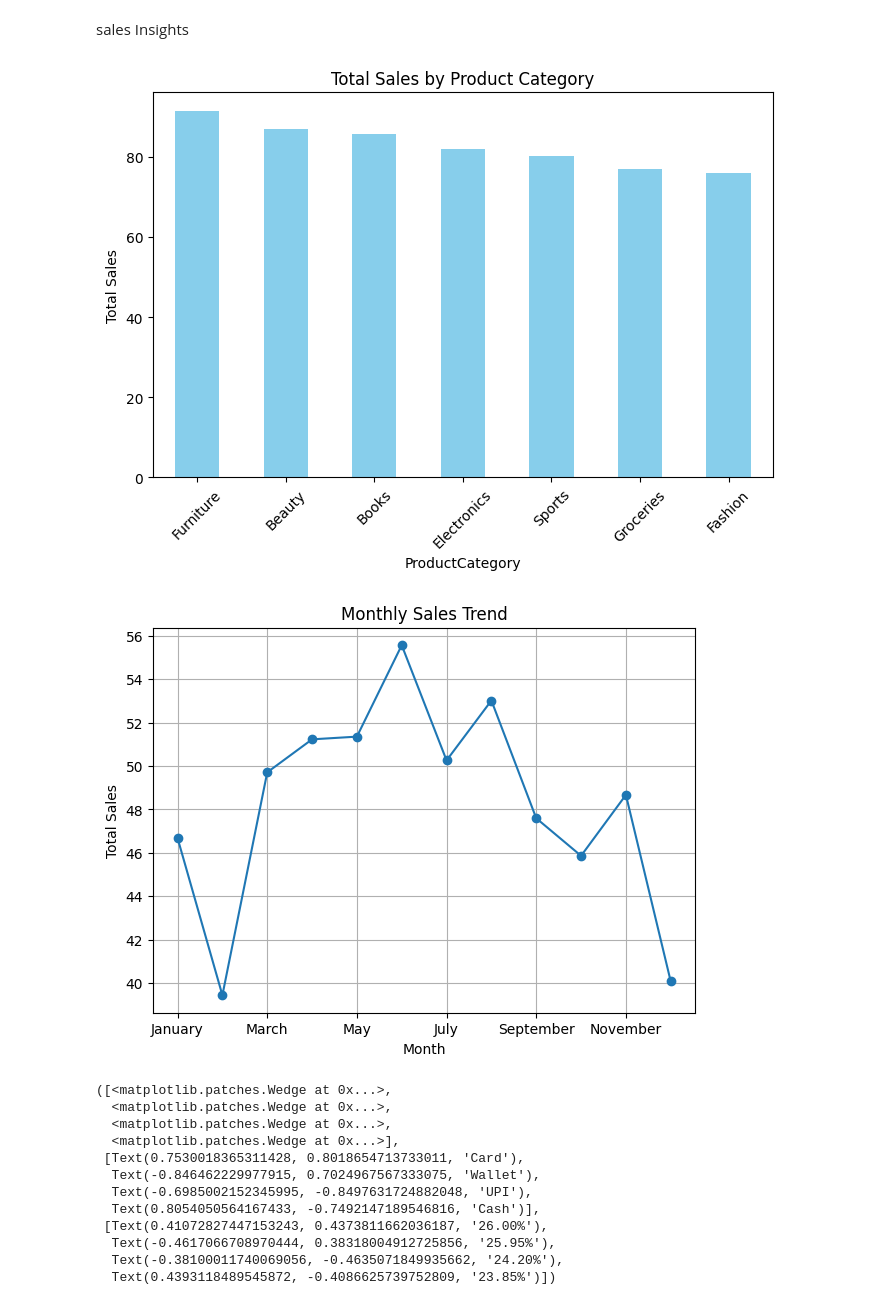
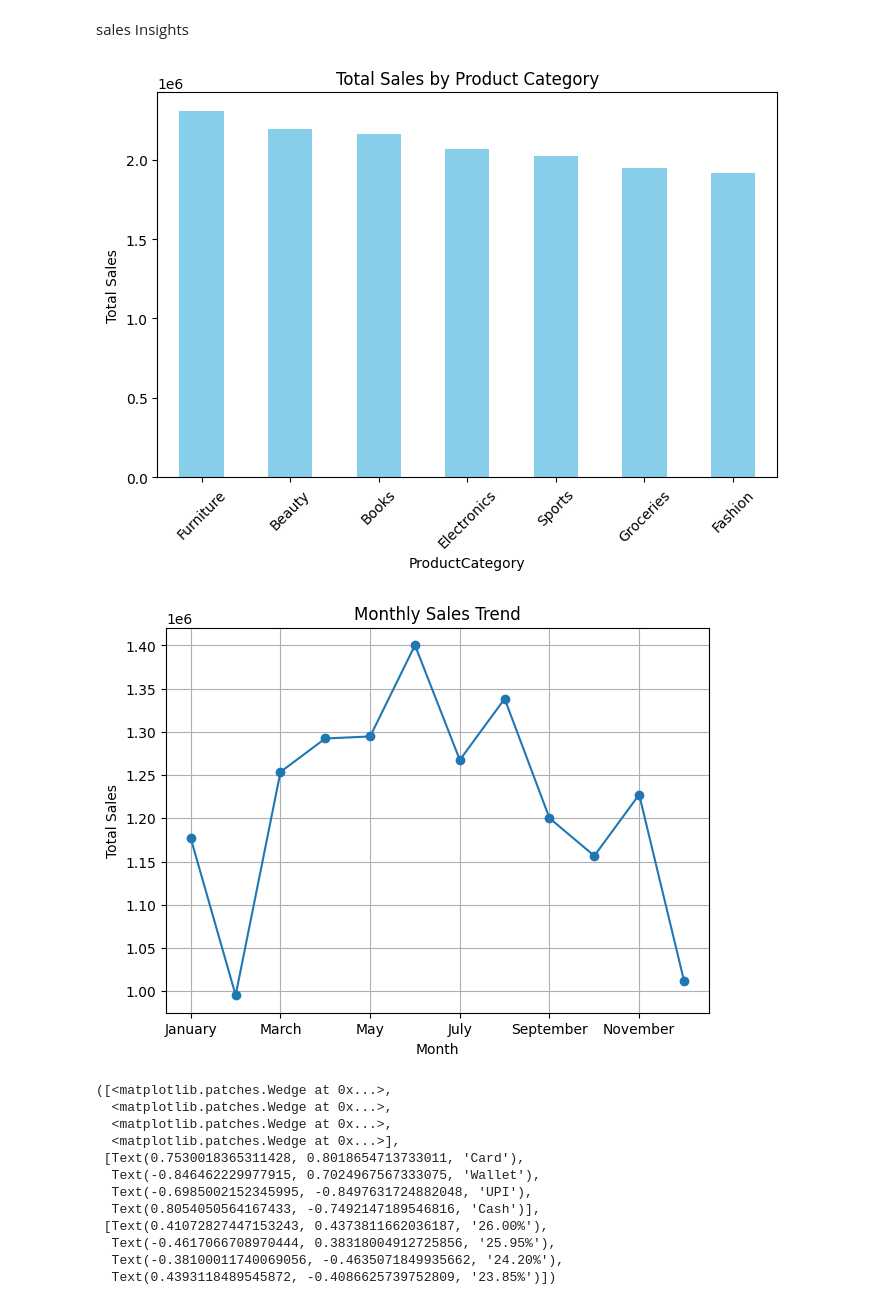
Before and after one commit to YUVASHRI-25/TCS-DATA, a Jupyter notebook: code.ipynb, the cells around one changed output. Saved outputs shown, nothing was run; the diff lists cells and outputs as text; code cells hidden in the pictures.

```diff
--- a/code.ipynb
+++ b/code.ipynb
@@ -189,6 +189,5 @@ df_encoded
 # %%
 #Normalize numerical columns (Age, Price, TotalAmount) if required.
-from sklearn.preprocessing import MinMaxScaler
-
-scaler = MinMaxScaler()
-df[["Age", "Price", "TotalAmount"]] = scaler.fit_transform(df[["Age", "Price", "TotalAmount"]])
+from sklearn.preprocessing import StandardScaler,LabelEncoder
+scaler=StandardScaler()
+df[["scale_Age","scale_Price","scale_TotalAmount"]]=scaler.fit_transform(df[["Age","Price","TotalAmount"]])
@@ -248,15 +235,16 @@ sales Insights
 # %%
 total_sales=df.groupby("ProductCategory")["TotalAmount"].sum().sort_values(ascending=False)
 # %%
-# Total sales by product category.
+sales_by_category = df.groupby("ProductCategory")["TotalAmount"].sum().sort_values(ascending=False)
+
 plt.figure(figsize=(8,5))
-total_sales.plot(kind="bar", color="skyblue")
+sales_by_category.plot(kind="bar", color="skyblue")
 plt.title("Total Sales by Product Category")
 plt.ylabel("Total Sales")
 plt.xticks(rotation=45)
 plt.show()
 # %% [output]
-[figure, old version]
+[figure, new version]
 # %%
 # Ensure months are in correct calendar order
 monthly_sales = df.groupby("Month")["TotalAmount"].sum()
@@ -273,7 +261,7 @@ plt.xlabel("Month")
 plt.grid(True)
 plt.show()
 # %% [output]
-[figure, old version]
+[figure, new version]
 # %%
 # Payment mode usage (pie chart).
 payment=df["PaymentMode"].value_counts()
```
Also changed, not shown: parts of 6 cells of this notebook, 1 other file.
